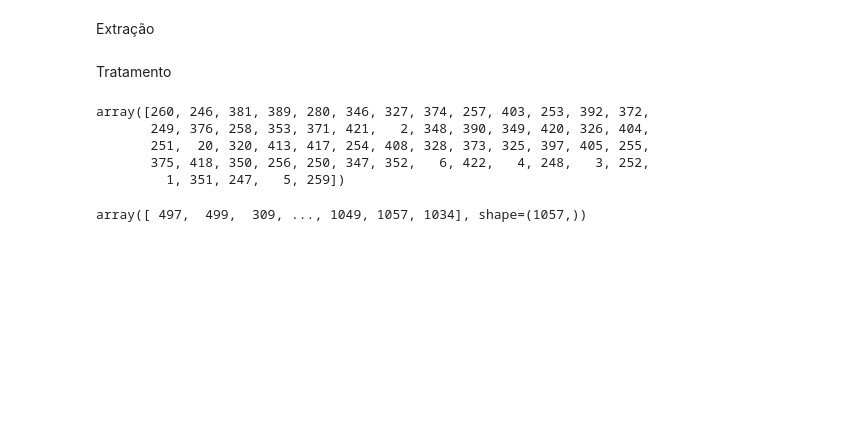
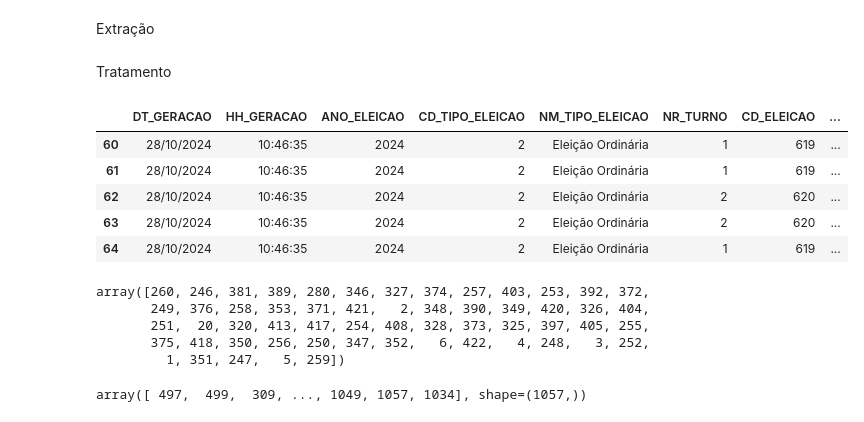
Before and after one commit to sepep-pmsp/parlamentares_sp, a Jupyter notebook: 05_locais_votacao.ipynb, the cells around one changed output. Drawn from its saved outputs; the diff is of its cells as text; code cells hidden in the pictures; blank space fills up the shorter version.

```diff
--- a/05_locais_votacao.ipynb
+++ b/05_locais_votacao.ipynb
@@ -50,6 +52,15 @@ else:
 Tratamento
 # %%
 locais_votacao_sp = locais_votacao[locais_votacao['NM_MUNICIPIO'] == 'SÃO PAULO']
+# %%
+locais_votacao_sp.head()
+# %% [output]
+|  | DT_GERACAO | HH_GERACAO | ANO_ELEICAO | CD_TIPO_ELEICAO | NM_TIPO_ELEICAO | NR_TURNO | CD_ELEICAO | ... |
+| 60 | 28/10/2024 | 10:46:35 | 2024 | 2 | Eleição Ordinária | 1 | 619 | ... |
+| 61 | 28/10/2024 | 10:46:35 | 2024 | 2 | Eleição Ordinária | 1 | 619 | ... |
+| 62 | 28/10/2024 | 10:46:35 | 2024 | 2 | Eleição Ordinária | 2 | 620 | ... |
+| 63 | 28/10/2024 | 10:46:35 | 2024 | 2 | Eleição Ordinária | 2 | 620 | ... |
+| 64 | 28/10/2024 | 10:46:35 | 2024 | 2 | Eleição Ordinária | 1 | 619 | ... |
 # %%
 locais_votacao_sp['NR_ZONA'].unique()
 # %% [output]
```
Also changed, not shown: parts of 14 cells of this notebook, 4 other files.
